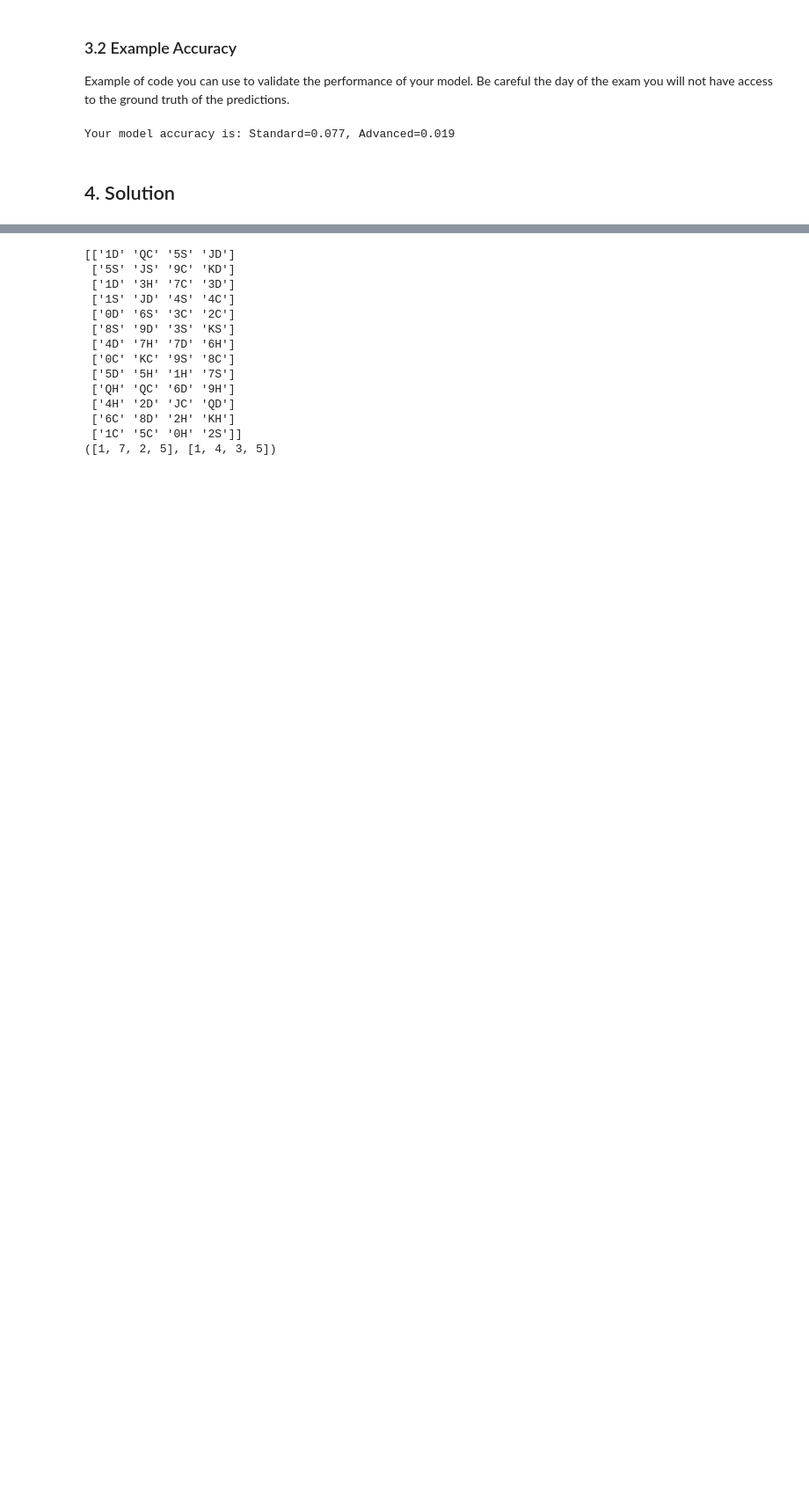
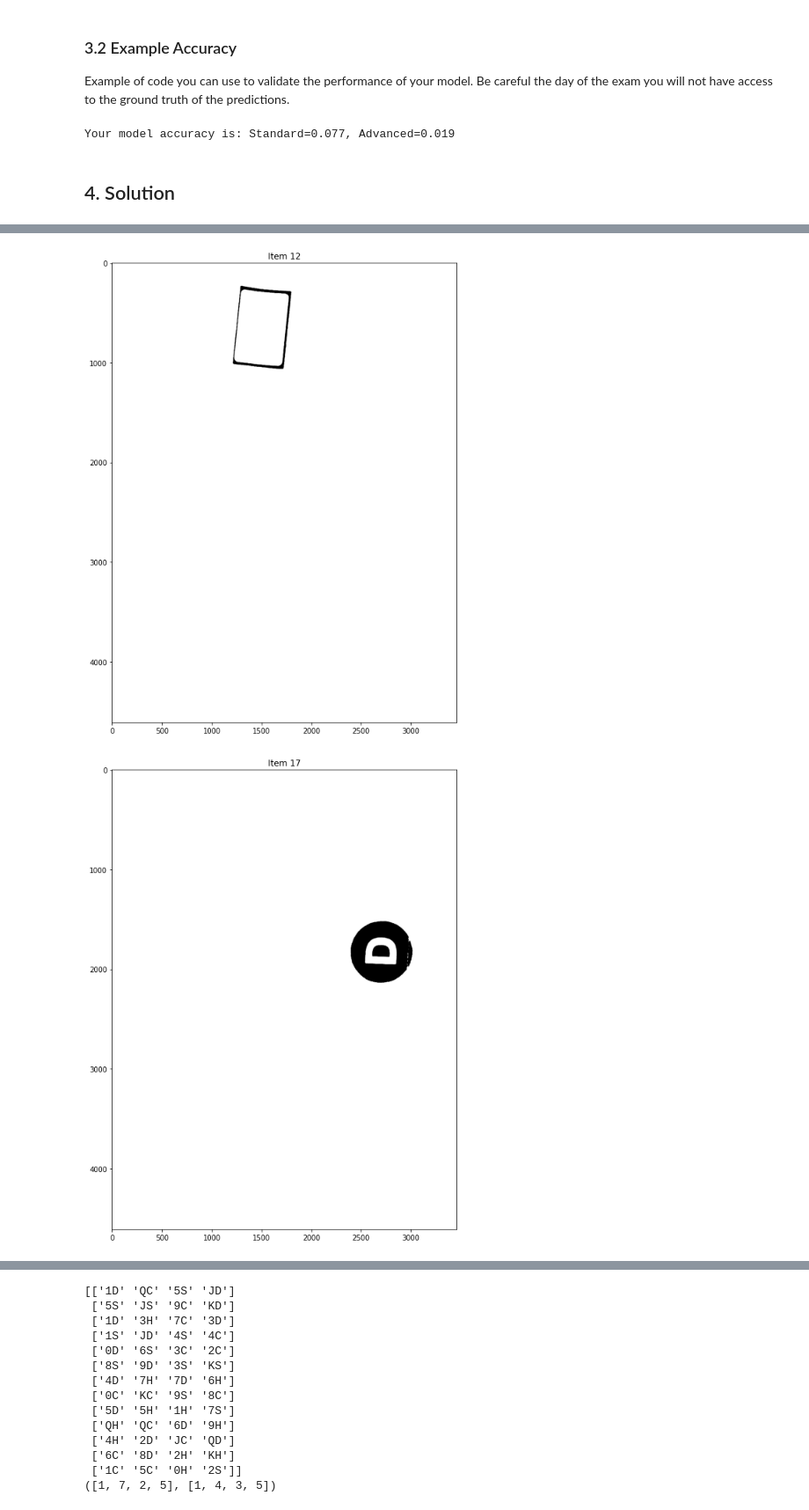
Before and after one commit to aalshabaan/iapr, a Jupyter notebook: project/project.ipynb, the cells around one changed output, grey strips where cells are left out. Shown at 88% size. Cells and saved outputs as stored; diff of their text form; code cells hidden in the pictures; blank space fills up the shorter version.

```diff
--- a/project/project.ipynb
+++ b/project/project.ipynb
@@ -329,0 +360,11 @@ np.where(items_labels==6)
+# %%
+for i in range(num_items):
+    pix_num = (im_label_mask==i+1).sum()
+    if pix_num > 10000:
+        plt.figure(figsize=(12,12))
+        plt.imshow(im_label_mask!=i+1, cmap='gray')
+        plt.title(f'Item {i+1}')
+        plt.show()
+# %% [output]
+[figure, added]
+[figure, added]
```
Also changed, not shown: parts of 7 cells of this notebook, 1 other file.
